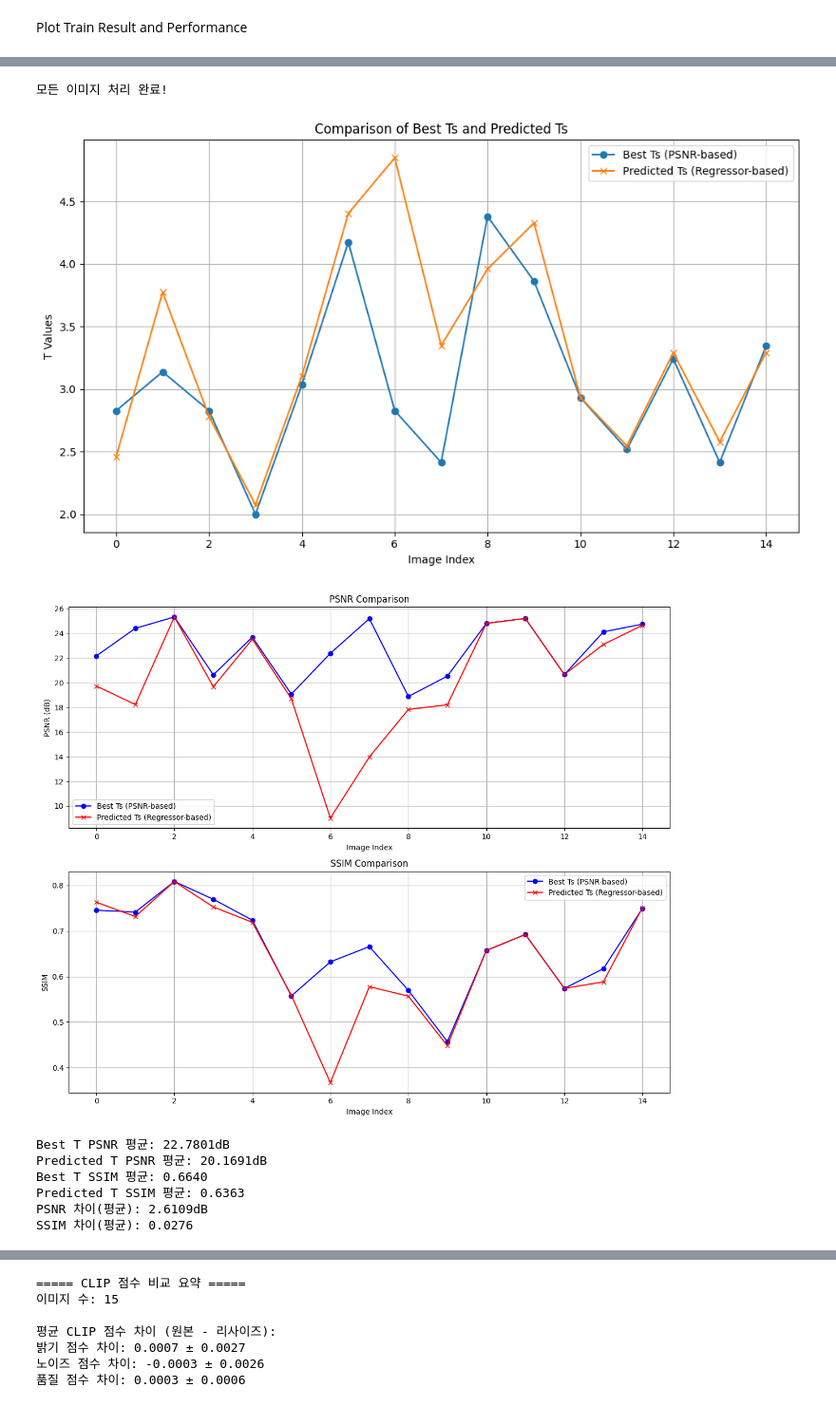
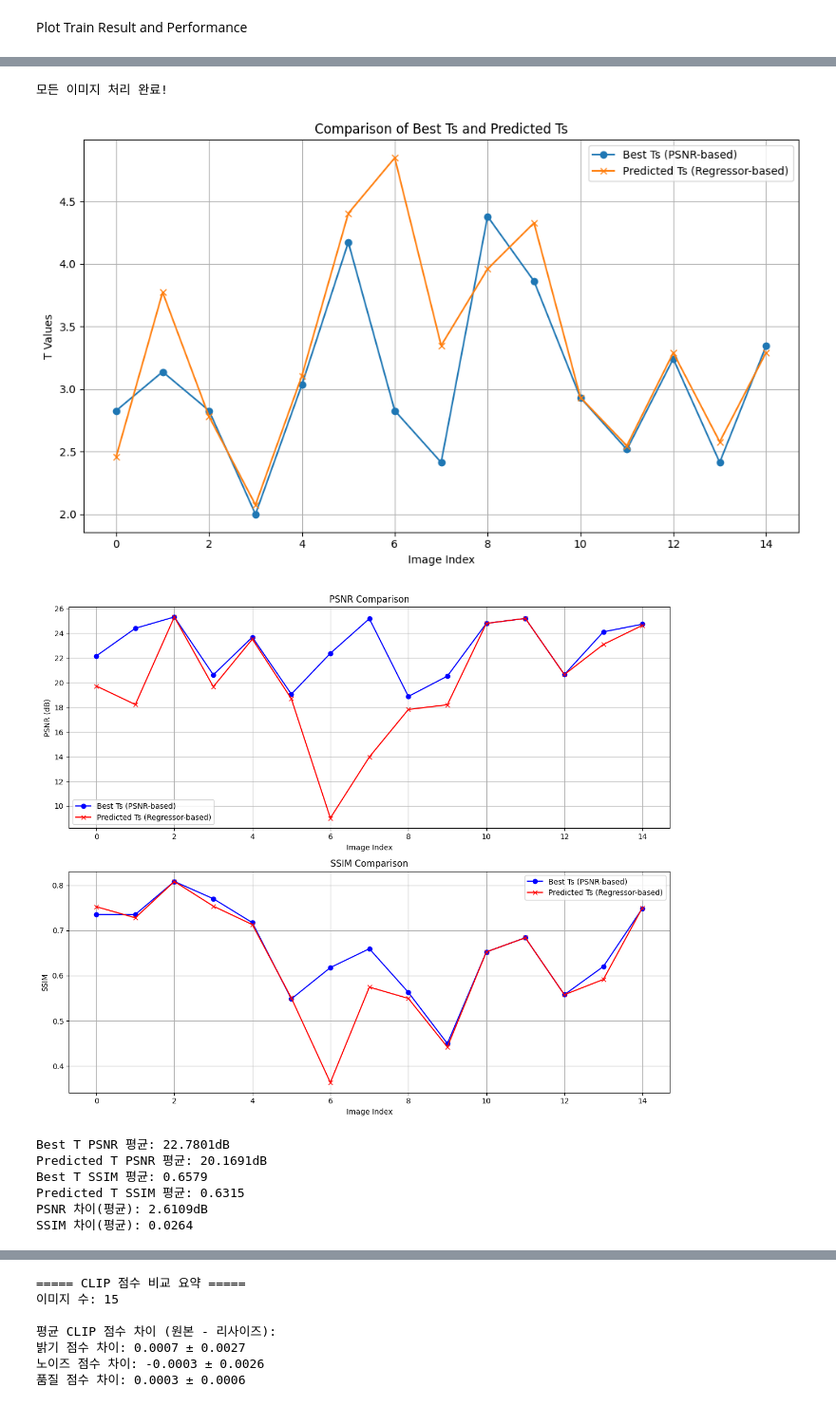
Before and after one commit to dgjung0220/CLODE, a Jupyter notebook: MLP_regression_bw_re_46.ipynb, the cells around one changed output, grey strips where cells are left out. Shown at 95% size. Saved outputs shown, nothing was run; the diff lists cells and outputs as text; code cells hidden in the pictures.

```diff
--- a/MLP_regression_bw_re_46.ipynb
+++ b/MLP_regression_bw_re_46.ipynb
@@ -23,7 +33,7 @@ device = torch.device('cuda:0' if torch.cuda.is_available() else 'cpu')
 # %% [markdown]
 Load Data
 # %%
-save_path = Path('/home/lbw/CLODE_scores_npy')
+save_path = Path('/home/lbw/CLODE/scores_csv_4prompts_400600')
 # save_path = Path('/home/lbw/CLODE/scores_csv_15_45')
 
 # (485, 2): 485개 이미지에 대한, best T값과 그때의 PSNR
@@ -591,7 +370,7 @@ import pickle
 from tqdm import tqdm
 
 results_save_dir = Path('/home/lbw/eval_CLODE_results')
-node_results_file = results_save_dir / 'node_eval_results_400600.pkl'
+node_results_file = results_save_dir / 'node_eval_results_64_ssim.pkl'
 
 # 저장된 NODE 결과 로드
 try:
@@ -640,7 +419,7 @@ print(f"첫 번째 이미지의 교체된 CLIP 점수: {node_results['results'][
 
 # 필요하다면 교체된 데이터를 다시 저장할 수 있습니다
 # 새 파일 이름 정의
-updated_node_results_file = results_save_dir / 'node_eval_results_400600_with_256_clips.pkl'
+updated_node_results_file = results_save_dir / 'node_eval_results_64_with_256_clips.pkl'
 
 # 원본 구조에 맞게 결과 재구성
 updated_data = node_results
@@ -692,7 +567,7 @@ import os
 import pickle
 from tqdm import tqdm
 
-node_results_file = results_save_dir / 'node_eval_results_400600_with_256_clips.pkl'
+node_results_file = results_save_dir / 'node_eval_results_64_with_256_clips.pkl'
 
 # 저장된 NODE 결과 로드
 try:
@@ -718,7 +593,7 @@ hidden_dim = 64
 # 회귀 모델 초기화
 regressor = Regressor(input_dim, hidden_dim).to(device)
 regressor.eval()
-# model_path_name = (model_path / f'att_regression_{best_epoch}.pth')
+# model_path_name = (model_path / f'att_regression_46_{best_epoch}.pth')
 model_path_name = '/home/lbw/CLODE/lbw_outputs/att_regression_298.pth'
 regressor.load_state_dict(torch.load(model_path_name, map_location=device))
 
@@ -848,13 +723,13 @@ print(f"SSIM 차이(평균): {np.mean(best_ssims) - np.mean(pred_ssims):.4f}")
 NODE 결과 로드 완료!
 모든 이미지 처리 완료!
 [figure]
-[figure, old version]
+[figure, new version]
 Best T PSNR 평균: 22.7801dB
 Predicted T PSNR 평균: 20.1691dB
-Best T SSIM 평균: 0.6640
-Predicted T SSIM 평균: 0.6363
+Best T SSIM 평균: 0.6579
+Predicted T SSIM 평균: 0.6315
 PSNR 차이(평균): 2.6109dB
-SSIM 차이(평균): 0.0276
+SSIM 차이(평균): 0.0264
 # %%
 if
 # %%
```
Also changed, not shown: parts of 15 cells of this notebook, 3 other files.
